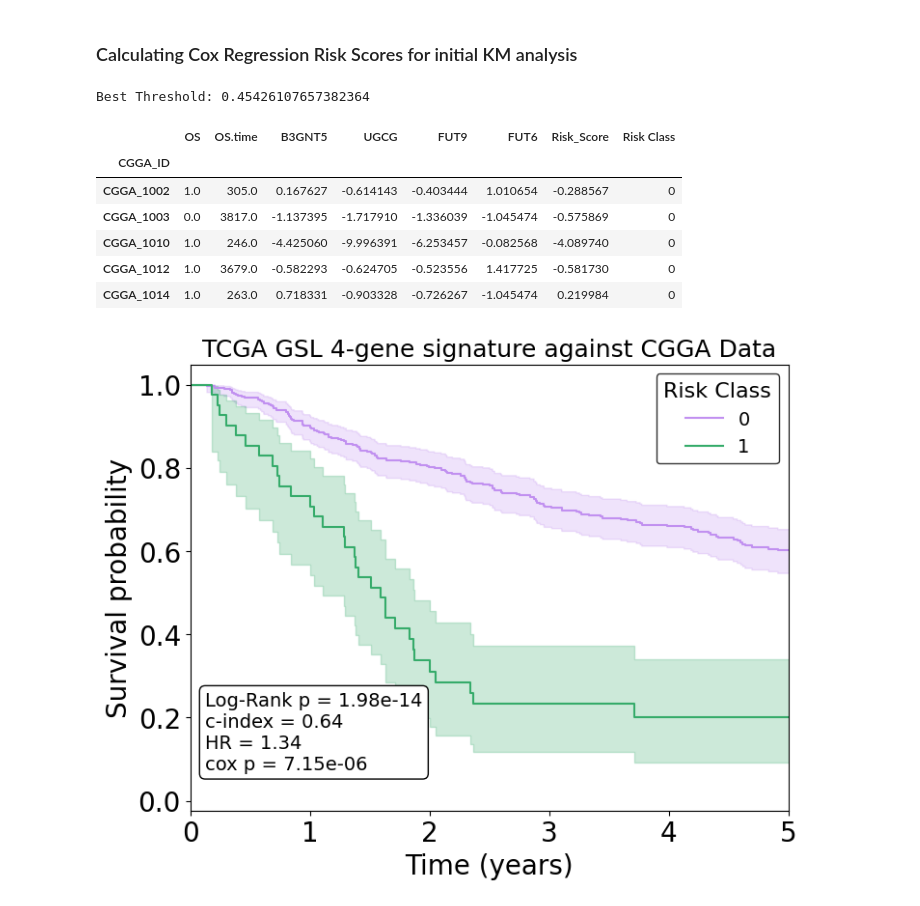
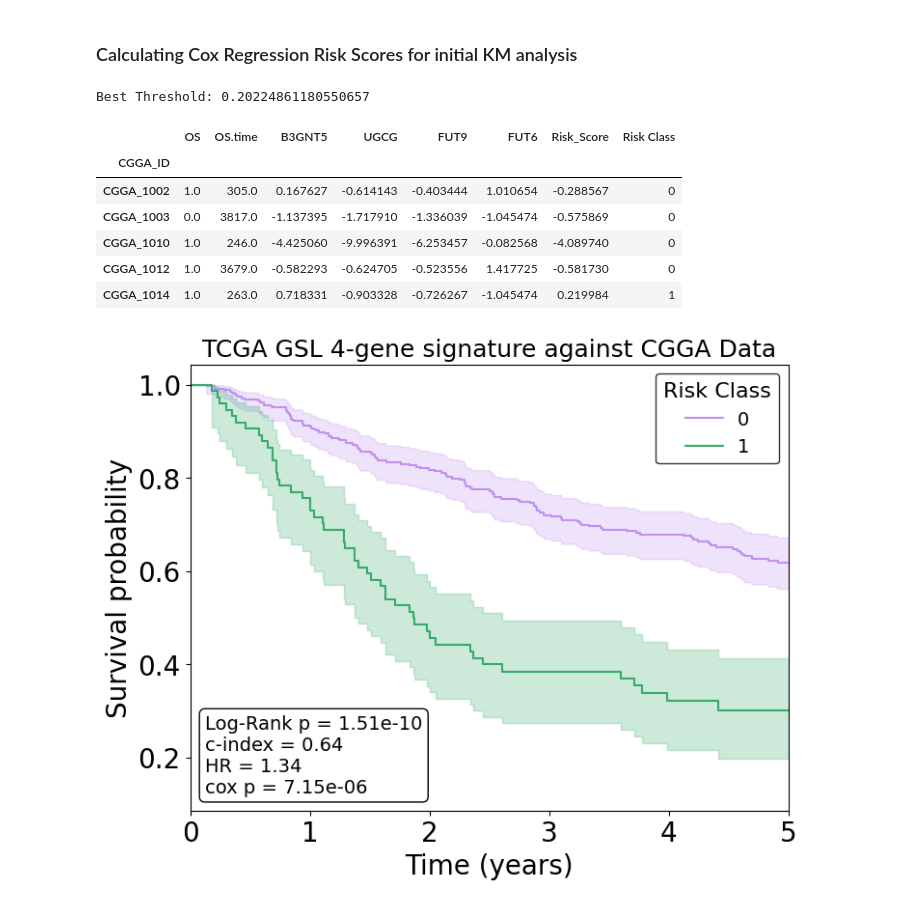
Before and after one commit to JackWJW/LGG_Prognosis_Prediction, a Jupyter notebook: Survival_Analysis_Notebook.ipynb, the cells around one changed output. Cells and saved outputs as stored; diff of their text form; code cells hidden in the pictures.

Commit message:
Updating survival analysis risk class thresholding

```diff
--- a/Survival_Analysis_Notebook.ipynb
+++ b/Survival_Analysis_Notebook.ipynb
@@ -477,7 +477,7 @@ def tune_threshold_by_logrank(
     event_train = np.asarray(event_train, bool).ravel()
 
     # Candidate thresholds from fixed quantiles in [0.20, 0.80]
-    qs    = np.linspace(0.20, 0.80, 41)
+    qs    = np.linspace(0.30, 0.70, 41)
     cands = np.unique(np.quantile(probs_train, qs))
 
     best_thr  = float(np.median(probs_train))
@@ -512,7 +512,7 @@ def tune_threshold_by_logrank(
 thr, stat = tune_threshold_by_logrank(genes_df['Risk_Score'].to_numpy(), genes_df["OS.time"].to_numpy(),genes_df["OS"].to_numpy())
 print(f"Best Threshold: {thr}")
 # %% [output]
-Best Threshold: 0.45426107657382364
+Best Threshold: 0.20224861180550657
 # %%
 CGGA_df = pd.read_csv("./CGGA_Data/CGGA_LGG_TPM.csv").set_index("CGGA_ID").dropna()
 CGGA_df = CGGA_df[["OS","OS.time"]+genes_of_interest].copy()
@@ -530,7 +530,7 @@ CGGA_df.head()
 | CGGA_1003 | 0.0 | 3817.0 | -1.137395 | -1.717910 | -1.336039 | -1.045474 | -0.575869 | 0 |
 | CGGA_1010 | 1.0 | 246.0 | -4.425060 | -9.996391 | -6.253457 | -0.082568 | -4.089740 | 0 |
 | CGGA_1012 | 1.0 | 3679.0 | -0.582293 | -0.624705 | -0.523556 | 1.417725 | -0.581730 | 0 |
-| CGGA_1014 | 1.0 | 263.0 | 0.718331 | -0.903328 | -0.726267 | -1.045474 | 0.219984 | 0 |
+| CGGA_1014 | 1.0 | 263.0 | 0.718331 | -0.903328 | -0.726267 | -1.045474 | 0.219984 | 1 |
 # %%
 # Initialize the plot
 fig = plt.figure(figsize=(8, 6))
@@ -546,32 +546,32 @@ lr_res = logrank_test(
     event_observed_A=high["OS"], event_observed_B=low["OS"]
 )
 p_val = lr_res.p_value
 cph_df = CGGA_df[["OS","OS.time","Risk_Score"]]
 cph_CGGA = CoxPHFitter(penalizer=0.05, l1_ratio=0.0)
 cph_CGGA.fit(cph_df, duration_col = "OS.time", event_col="OS", robust=True)
 
 cindex = cph_CGGA.concordance_index_
 hr = cph_CGGA.summary["exp(coef)"].values[0]
 hr_p = cph_CGGA.summary["p"].values[0]
 
 i=0
 # Loop through each cluster and plot its survival curve
 for cluster, group_df in CGGA_df.groupby("Risk Class"):
     kmf.fit(group_df["OS.time"]/365, event_observed=group_df["OS"], label=f"{cluster}")
     ax = kmf.plot_survival_function(color=colours[i])
     i +=1
     ax.set_xlim(0,5)
     ax.set_xlabel("Time (years)",fontsize=20)
     ax.set_ylabel("Survival probability",fontsize=20)
     ax.tick_params(axis='both',labelsize=20)
 ax.legend(fontsize=14, title="Risk Class", title_fontsize=16,loc="upper right",edgecolor='black')
 ax.text(
-            0.125, 0.075,
+            0.125, 0.125,
             f"Log-Rank p = {p_val:.2e}\nc-index = {cindex:.2f}\nHR = {hr:.2f}\ncox p = {hr_p:.2e}",
             fontsize=14,
             bbox=dict(boxstyle="round", facecolor="white",edgecolor='black')
         )
 plt.title("TCGA GSL 4-gene signature against CGGA Data", fontsize=18)
 plt.show()
 # %% [output]
-[figure, old version]
+[figure, new version]
```
